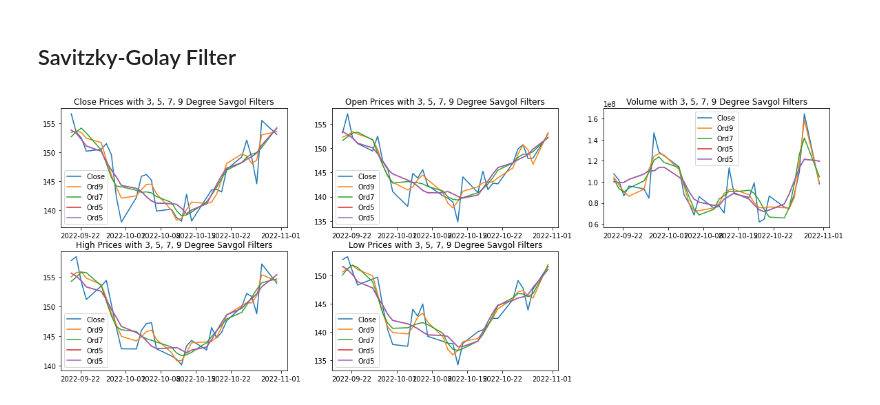
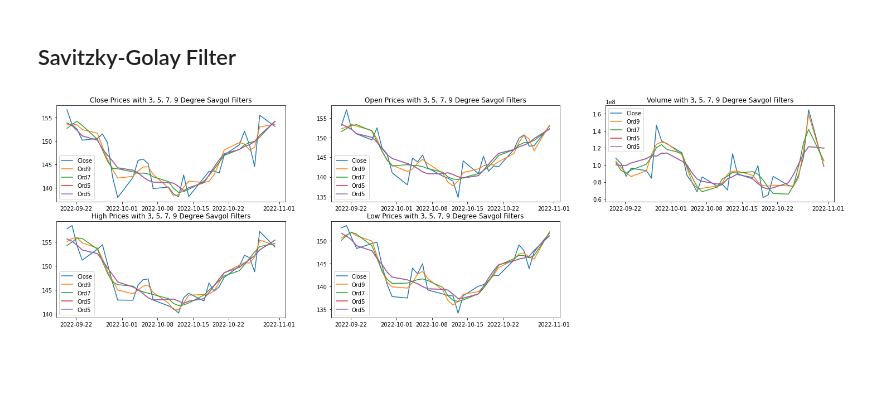
Before and after one commit to MartinMashalov/TechnicalAnalysisTrends, a Jupyter notebook: TechnicalAnalysisExploration.ipynb, the cells around one changed output. Cells and saved outputs as stored; diff of their text form; code cells hidden in the pictures; blank space fills up the shorter version.

```diff
--- a/TechnicalAnalysisExploration.ipynb
+++ b/TechnicalAnalysisExploration.ipynb
@@ -229,31 +231,31 @@ for var in tqdm(list(var_idx.keys())):
 # %%
 from scipy.signal import savgol_filter
 
 # configure global settings
 history: int = 30
 
 # configure plot settings
 fig, ax = plt.subplots(2, 3)
-fig.set_size_inches(20, 7)
+fig.set_size_inches(25, 7)
 ax[1][2].set_visible(False)
 
 for var in tqdm(list(var_idx.keys())):
   # create moving average series
   df['Ord9'] = savgol_filter(df[var], 21, 9)
   df['Ord7'] = savgol_filter(df[var], 21, 7)
   df['Ord5'] = savgol_filter(df[var], 21, 5)
   df['Ord3'] = savgol_filter(df[var], 21, 3)
 
   # plot all ma's on subplots
   ax[var_idx[var][0], var_idx[var][1]].plot(df[[var]][-history:], label='Close')
   ax[var_idx[var][0], var_idx[var][1]].plot(df[['Ord9']][-history:], label='Ord9')
   ax[var_idx[var][0], var_idx[var][1]].plot(df[['Ord7']][-history:], label='Ord7')
   ax[var_idx[var][0], var_idx[var][1]].plot(df[['Ord5']][-history:], label='Ord5')
   ax[var_idx[var][0], var_idx[var][1]].plot(df[['Ord5']][-history:], label='Ord5')
   ax[var_idx[var][0], var_idx[var][1]].legend()
   if var == 'Volume':
     ax[var_idx[var][0], var_idx[var][1]].set_title(f'{var} with 3, 5, 7, 9 Degree Savgol Filters')
   else:
     ax[var_idx[var][0], var_idx[var][1]].set_title(f'{var} Prices with 3, 5, 7, 9 Degree Savgol Filters')
 # %% [output]
-[figure, old version]
+[figure, new version]
```
Also changed, not shown: parts of 3 cells of this notebook.
